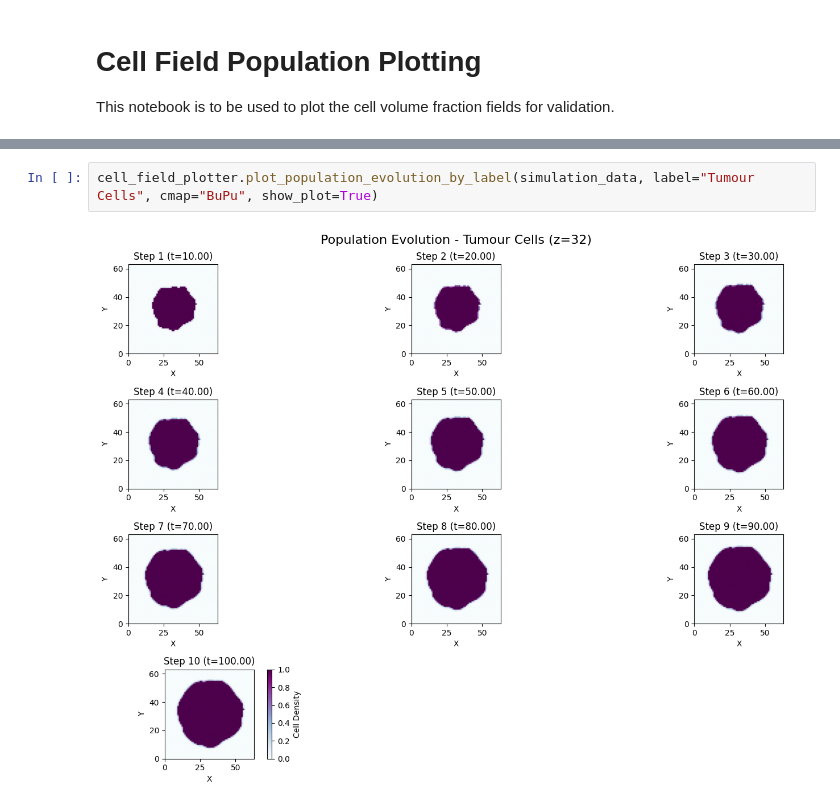
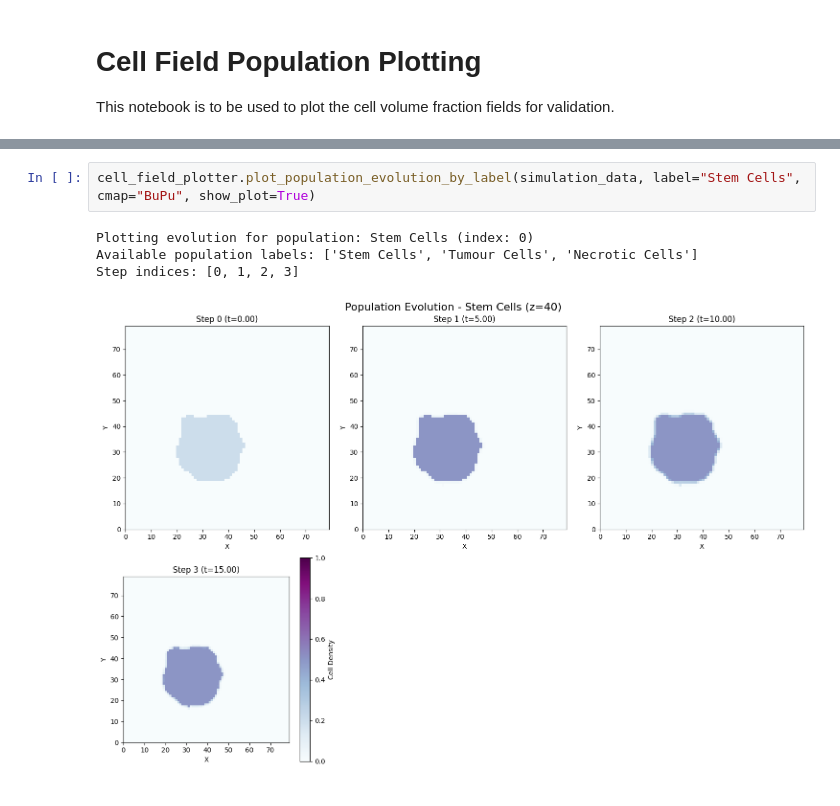
Before and after one commit to rmcnamara101/SCIE3212, a Jupyter notebook: laboratory/cell_fields/cell_fields_validation_windows.ipynb, the cells around one changed output, grey strips where cells are left out. Saved outputs shown, nothing was run; the diff lists cells and outputs as text.

```diff
--- a/laboratory/cell_fields/cell_fields_validation_windows.ipynb
+++ b/laboratory/cell_fields/cell_fields_validation_windows.ipynb
@@ -31,4 +32,7 @@ Plotting population 'Tumour Cells' for step 1 (time=10.000)...
 # %%
-cell_field_plotter.plot_population_evolution_by_label(simulation_data, label="Tumour Cells", cmap="BuPu", show_plot=True)
+cell_field_plotter.plot_population_evolution_by_label(simulation_data, label="Stem Cells", cmap="BuPu", show_plot=True)
 # %% [output]
+Plotting evolution for population: Stem Cells (index: 0)
+Available population labels: ['Stem Cells', 'Tumour Cells', 'Necrotic Cells']
+Step indices: [0, 1, 2, 3]
-[figure, old version]
+[figure, new version]
```
Also changed, not shown: parts of 2 cells of this notebook, 15 other files.
